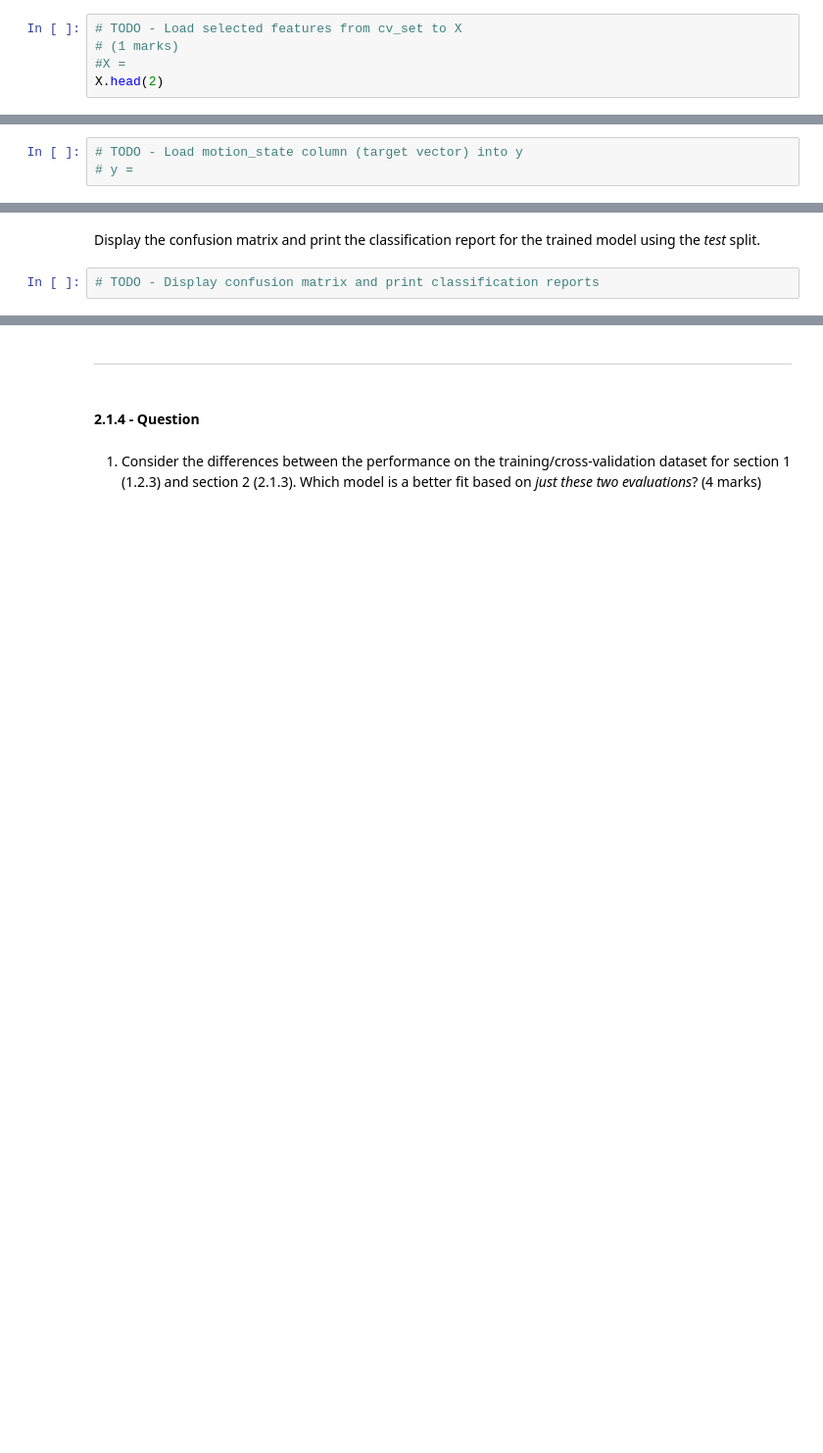
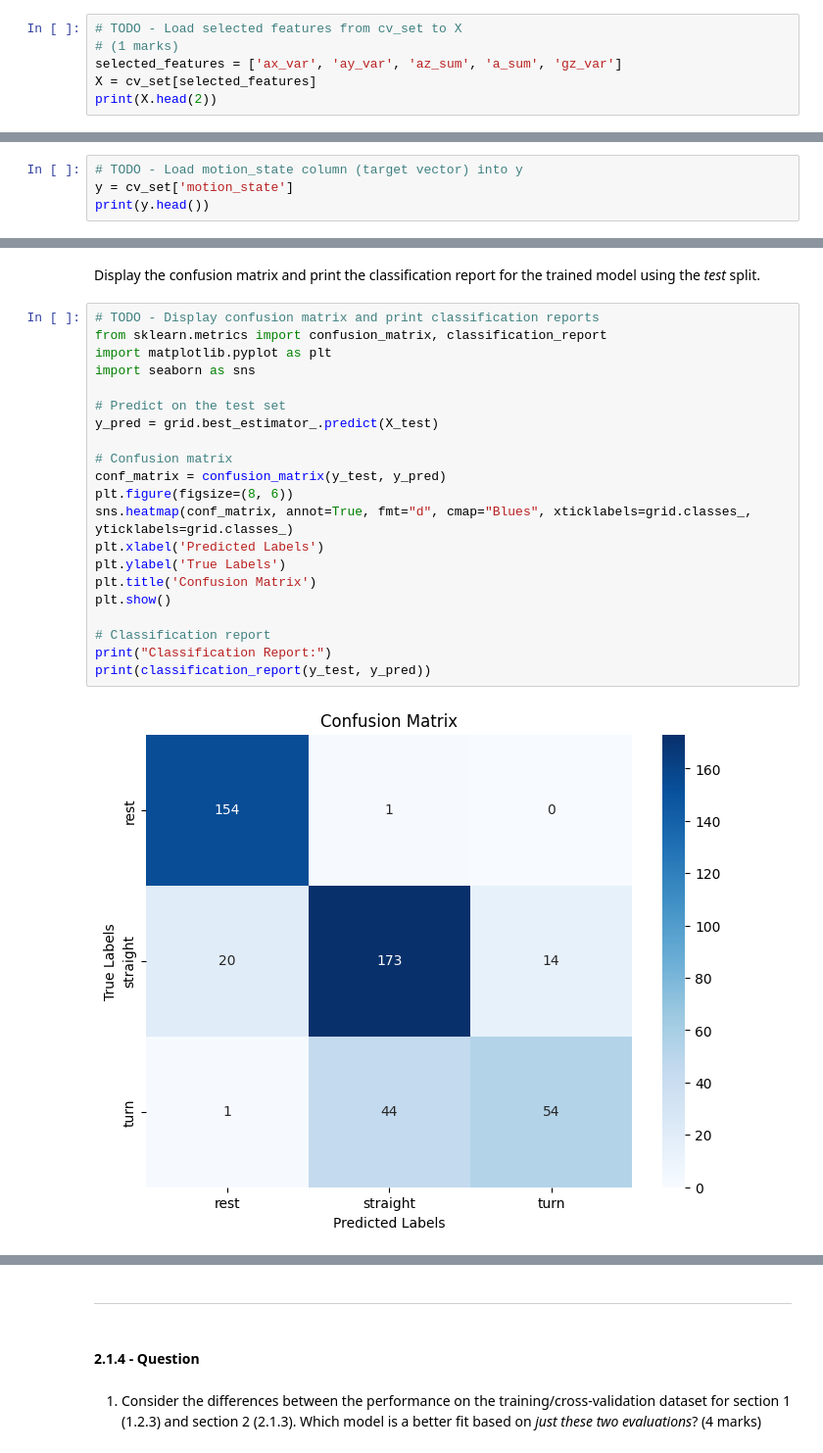
Before and after one commit to SamarthUPathak/engg680_2024_fall, a Jupyter notebook: Assignment_4/Assignment 4.ipynb, the cells around one changed output, grey strips where cells are left out. Shown at 98% size. Saved outputs shown, nothing was run; the diff lists cells and outputs as text; blank space fills up the shorter version.

```diff
--- a/Assignment_4/Assignment 4.ipynb
+++ b/Assignment_4/Assignment 4.ipynb
@@ -503,5 +507,6 @@ From the *cv_set* dataframe, extract the selected features, listed below, and lo
 # %%
 # TODO - Load selected features from cv_set to X
 # (1 marks)
-#X =
-X.head(2)
+selected_features = ['ax_var', 'ay_var', 'az_sum', 'a_sum', 'gz_var']
+X = cv_set[selected_features]
+print(X.head(2))
@@ -508,3 +517,4 @@ X.head(2)
 # %%
 # TODO - Load motion_state column (target vector) into y
-# y =
+y = cv_set['motion_state']
+print(y.head())
@@ -536,4 +606,25 @@ Print the results from the grid search. The following outputs must be printed.
 # %% [markdown]
 Display the confusion matrix and print the classification report for the trained model using the *test* split.
-# %%
-# TODO - Display confusion matrix and print classification reports
+# %%
+# TODO - Display confusion matrix and print classification reports
+from sklearn.metrics import confusion_matrix, classification_report
+import matplotlib.pyplot as plt
+import seaborn as sns
+
+# Predict on the test set
+y_pred = grid.best_estimator_.predict(X_test)
+
+# Confusion matrix
+conf_matrix = confusion_matrix(y_test, y_pred)
+plt.figure(figsize=(8, 6))
+sns.heatmap(conf_matrix, annot=True, fmt="d", cmap="Blues", xticklabels=grid.classes_, yticklabels=grid.classes_)
+plt.xlabel('Predicted Labels')
+plt.ylabel('True Labels')
+plt.title('Confusion Matrix')
+plt.show()
+
+# Classification report
+print("Classification Report:")
+print(classification_report(y_test, y_pred))
+# %% [output]
+[figure, added]
```
Also changed, not shown: parts of 39 cells of this notebook.
